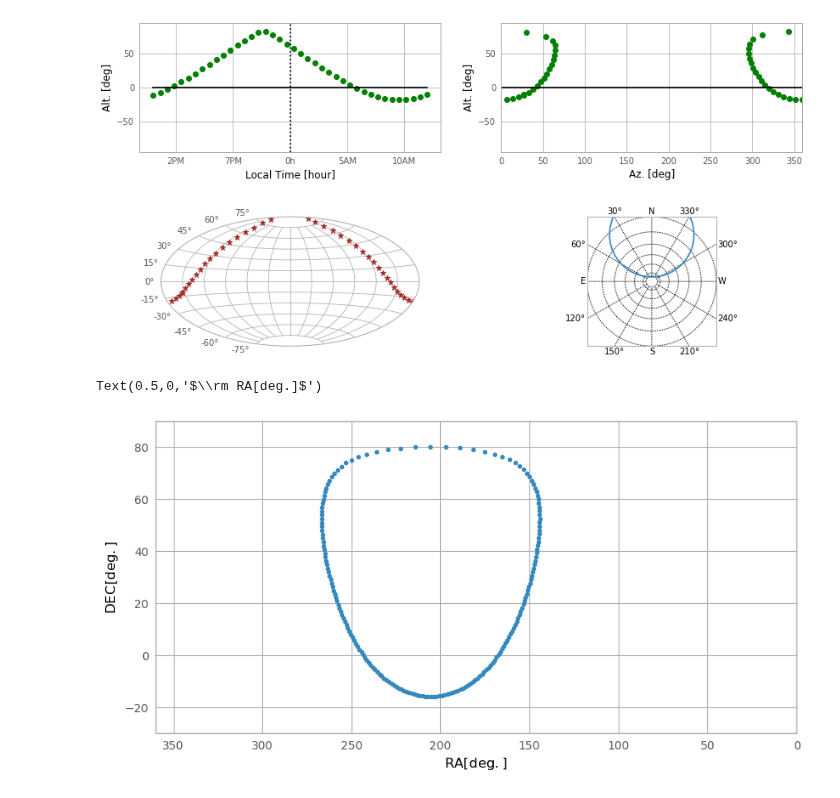
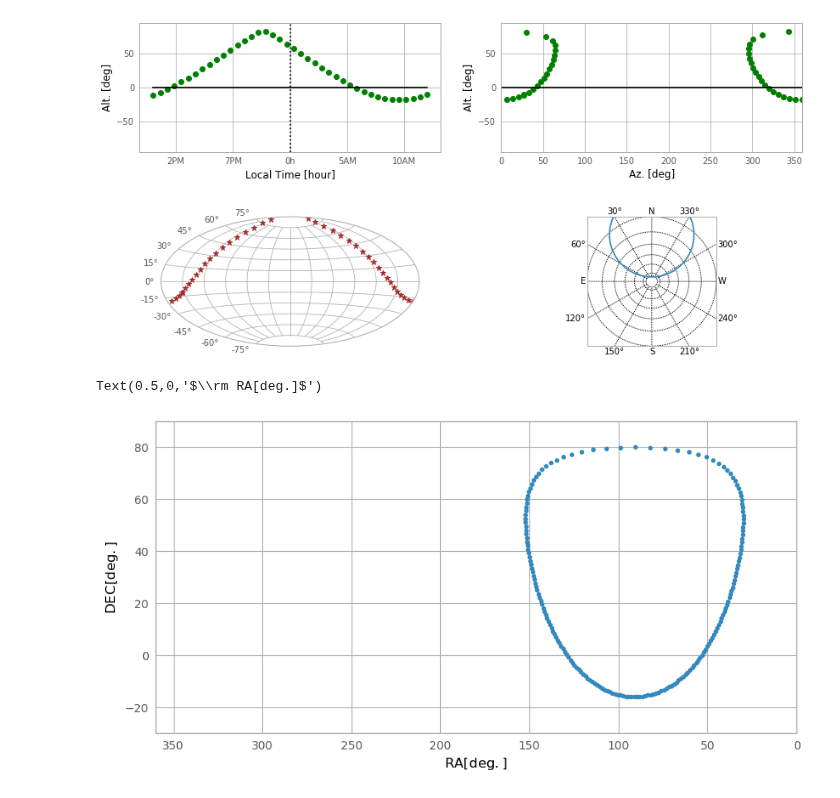
Before and after one commit to ekourkchi/reddening, a Jupyter notebook: objTracker.ipynb, the cells around one changed output. Cells and saved outputs as stored; diff of their text form; code cells hidden in the pictures.

```diff
--- a/objTracker.ipynb
+++ b/objTracker.ipynb
@@ -134,34 +134,34 @@ Lon = 111.5997
 Lat = 31.9599
 Height = 2120.      # meter
 
 
-UTCoffset = -7*u.hour  # Mountain Standard Time
-obstime = Time('2019-5-11 22:00:00') + UTCoffset
+UTCoffset = -8*u.hour  # Mountain Standard Time
+obstime = Time('2020-1-1 00:00:00') + UTCoffset
 
 obj = SkyCoord(RA, Dec, unit="deg")  # defaults to ICRS frame
 loc = EarthLocation(lat=Lat*u.deg, lon=Lon*u.deg, height=Height*u.m)
 utcoffset = UToff*u.hour
 obsTime = Time(obsTime) + utcoffset
 
-zenithangle = 48  # deg
+zenithangle = 48  # deg The zenith angle at which airmass equals 1.5
 az = np.arange(0,360,2)
 alt = az*0 + (90 - zenithangle)
 
 
 newAltAzcoordiantes = SkyCoord(alt = alt, az = az, obstime = obstime, frame = 'altaz', location = loc, unit="deg")
 ra = newAltAzcoordiantes.icrs.ra.deg
 dec = newAltAzcoordiantes.icrs.dec.deg
 
 
 fig=plt.figure(figsize=(10, 5), dpi=100)
 ax= fig.add_subplot(111)
 plt.plot(ra,dec,'.')
 
 ax.set_xlim([360,0])
 ax.set_ylim([-30,90])
 
 ax.set_ylabel(r'$\rm DEC[deg.]$', fontsize=12)
 ax.set_xlabel(r'$\rm RA[deg.]$', fontsize=12)
 # %% [output]
 Text(0.5,0,'$\\rm RA[deg.]$')
-[figure, old version]
+[figure, new version]
```
Also changed, not shown: parts of 1 cell of this notebook.
